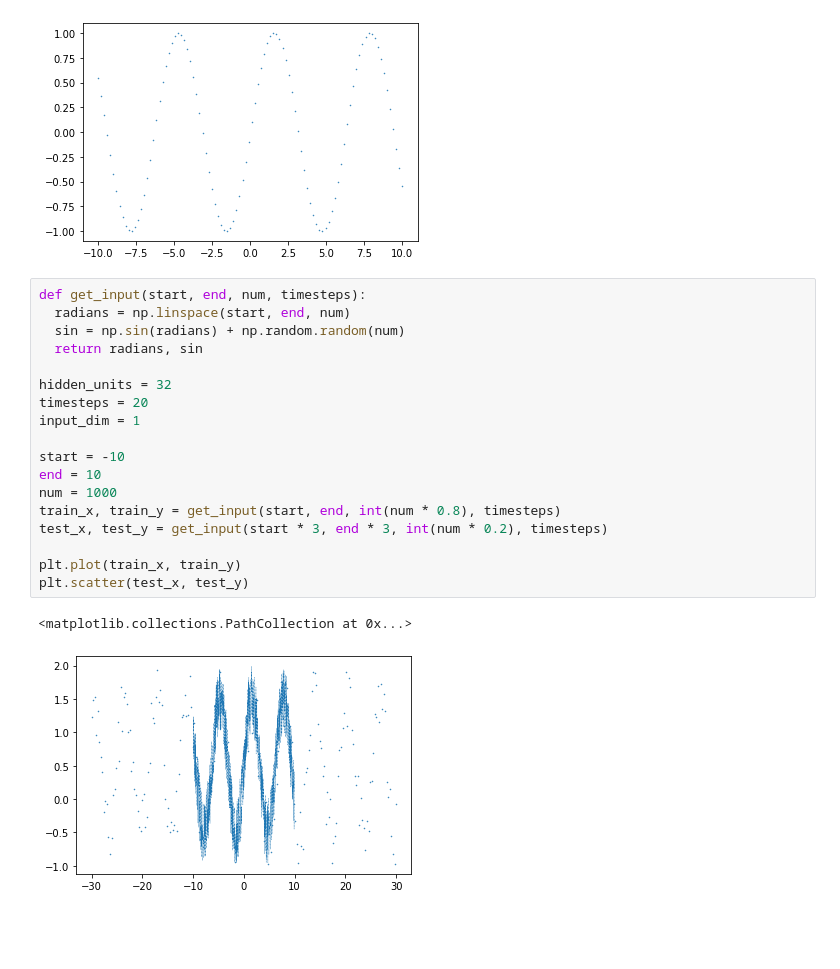
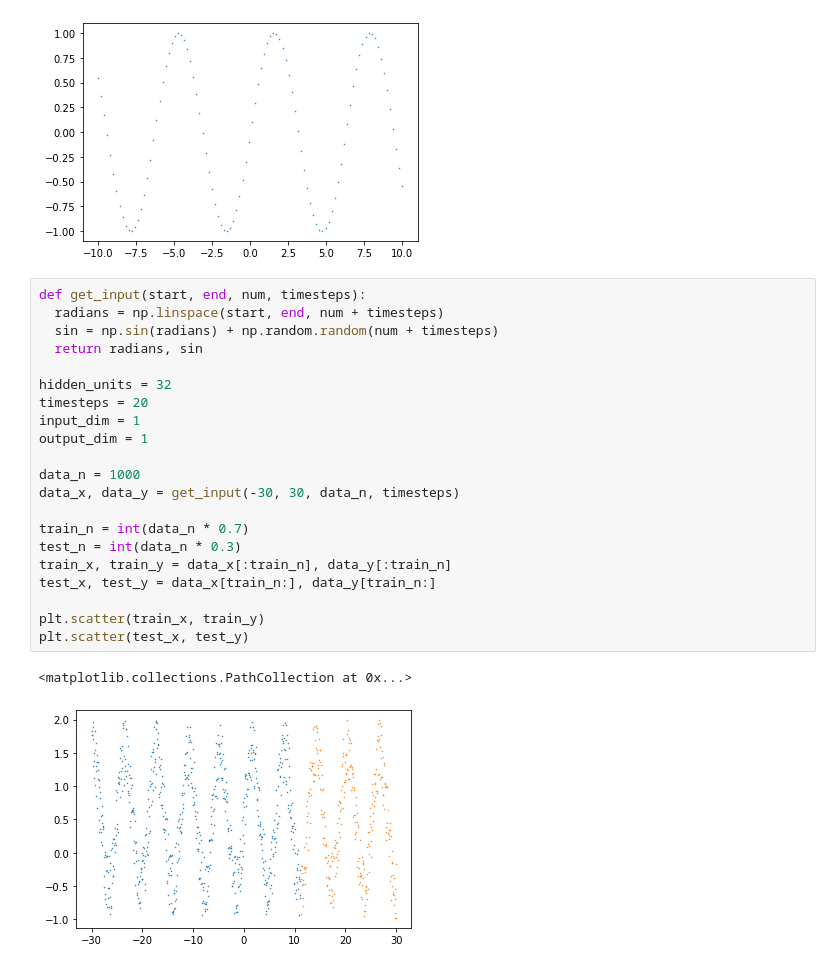
Before and after one commit to zzerross/ai, a Jupyter notebook: rnn/sin/RNNSinSequence.ipynb, the cells around one changed output. Saved outputs shown, nothing was run; the diff lists cells and outputs as text; blank space fills up the shorter version.

Commit message:
input data of make_sequence() was fixed

```diff
--- a/rnn/sin/RNNSinSequence.ipynb
+++ b/rnn/sin/RNNSinSequence.ipynb
@@ -23,24 +23,27 @@ plt.scatter(radians, data)
 [figure]
 # %%
 def get_input(start, end, num, timesteps):
-  radians = np.linspace(start, end, num)
-  sin = np.sin(radians) + np.random.random(num)
+  radians = np.linspace(start, end, num + timesteps)
+  sin = np.sin(radians) + np.random.random(num + timesteps)
   return radians, sin
 
 hidden_units = 32
 timesteps = 20
 input_dim = 1
+output_dim = 1
 
-start = -10
-end = 10
-num = 1000
-train_x, train_y = get_input(start, end, int(num * 0.8), timesteps)
-test_x, test_y = get_input(start * 3, end * 3, int(num * 0.2), timesteps)
+data_n = 1000
+data_x, data_y = get_input(-30, 30, data_n, timesteps)
 
-plt.plot(train_x, train_y)
+train_n = int(data_n * 0.7)
+test_n = int(data_n * 0.3)
+train_x, train_y = data_x[:train_n], data_y[:train_n]
+test_x, test_y = data_x[train_n:], data_y[train_n:]
+
+plt.scatter(train_x, train_y)
 plt.scatter(test_x, test_y)
 # %% [output]
 <matplotlib.collections.PathCollection at 0x...>
-[figure, old version]
+[figure, new version]
 # %%
 def make_sequence(input, timesteps):
```
Also changed, not shown: parts of 8 cells of this notebook.
